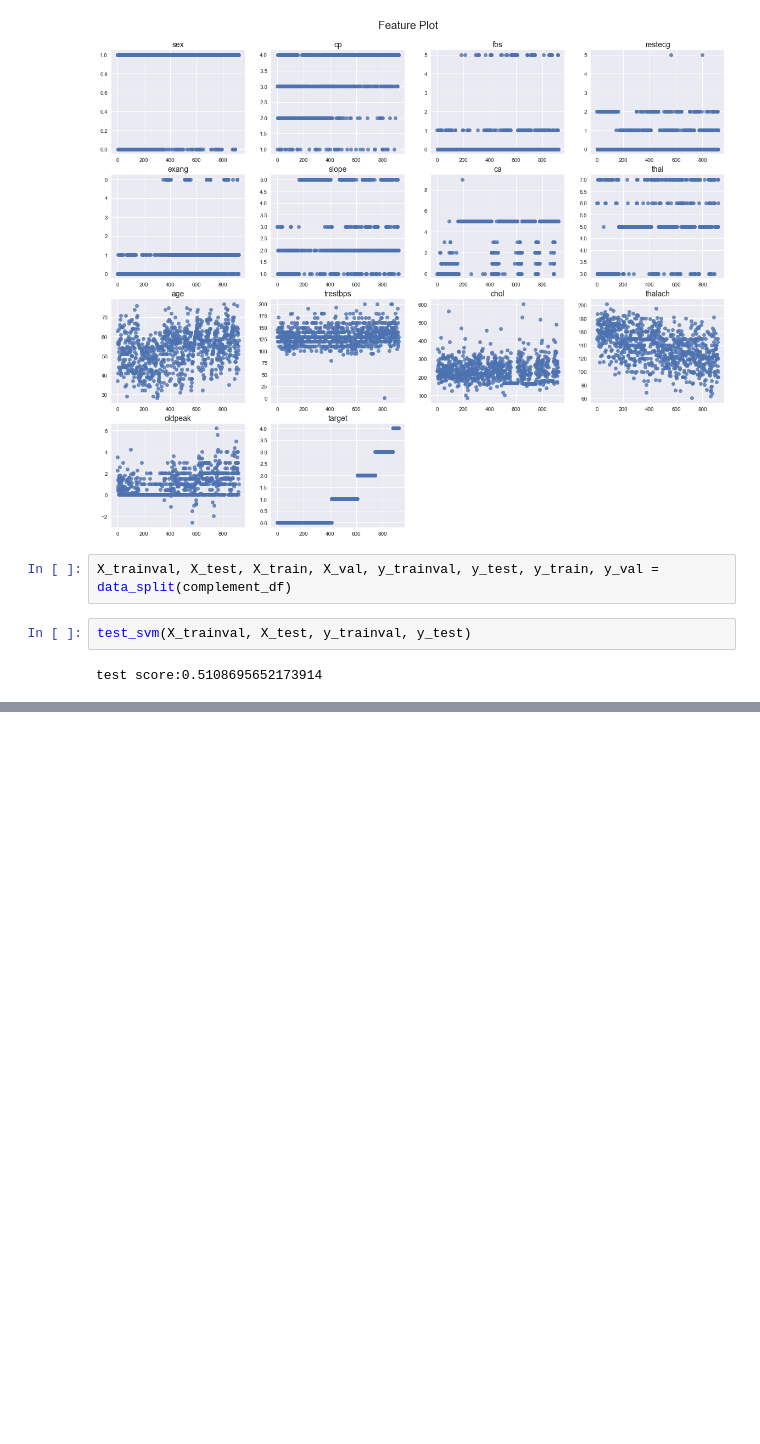
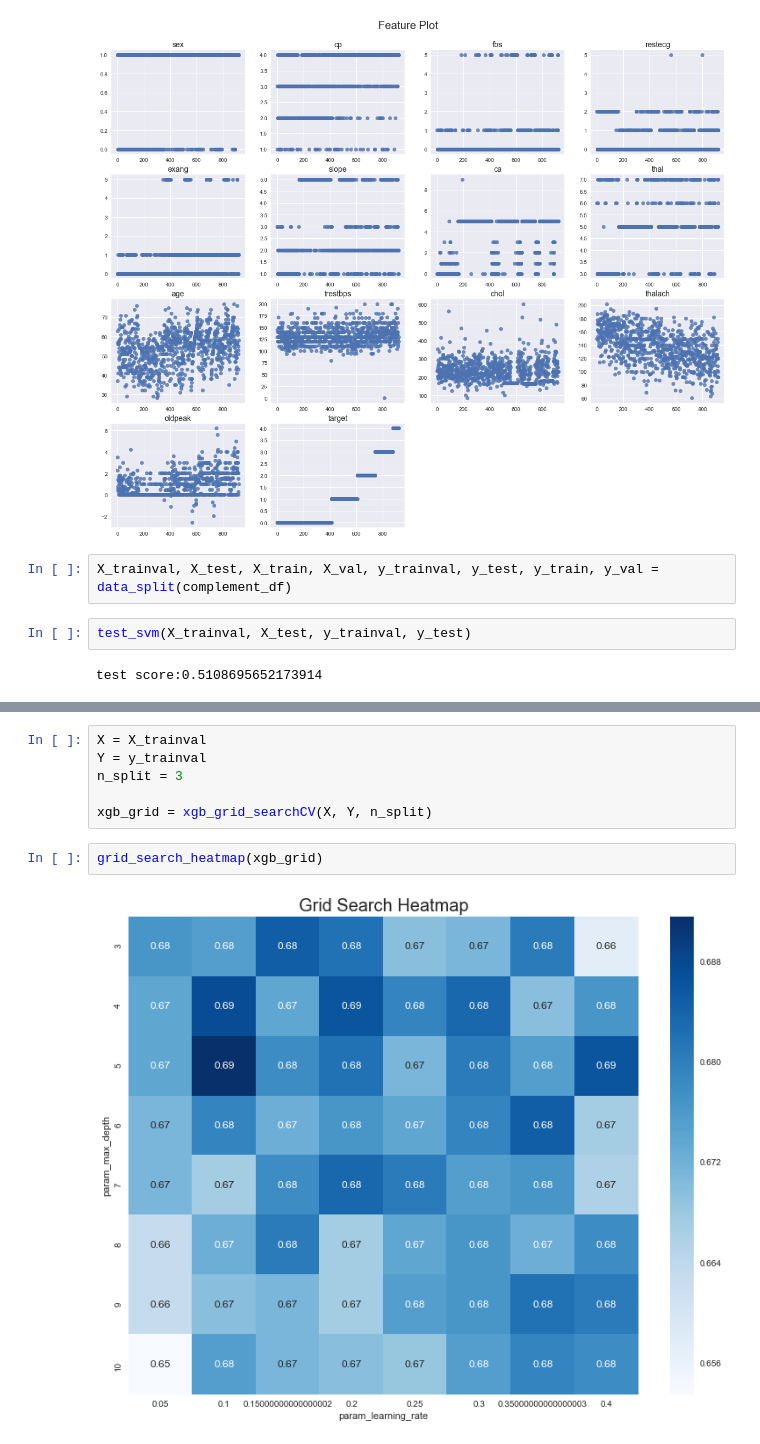
Before and after one commit to dennkitotaichi/CE_PLUS, a Jupyter notebook: heartdisease.ipynb, the cells around one changed output, grey strips where cells are left out. Cells and saved outputs as stored; diff of their text form; blank space fills up the shorter version.

```diff
--- a/heartdisease.ipynb
+++ b/heartdisease.ipynb
@@ -476,0 +561,10 @@ model_prediction(models, X, Y, X2, Y2, epoch, batch)
+# %%
+X = X_trainval
+Y = y_trainval
+n_split = 3
+
+xgb_grid = xgb_grid_searchCV(X, Y, n_split)
+# %%
+grid_search_heatmap(xgb_grid)
+# %% [output]
+[figure, added]
```
Also changed, not shown: parts of 11 cells of this notebook.
